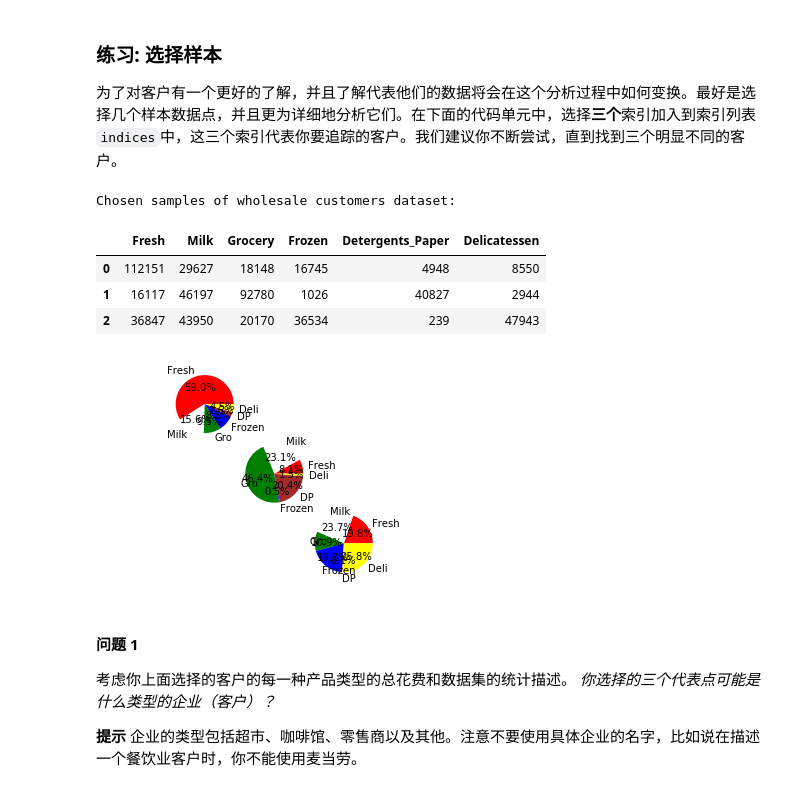
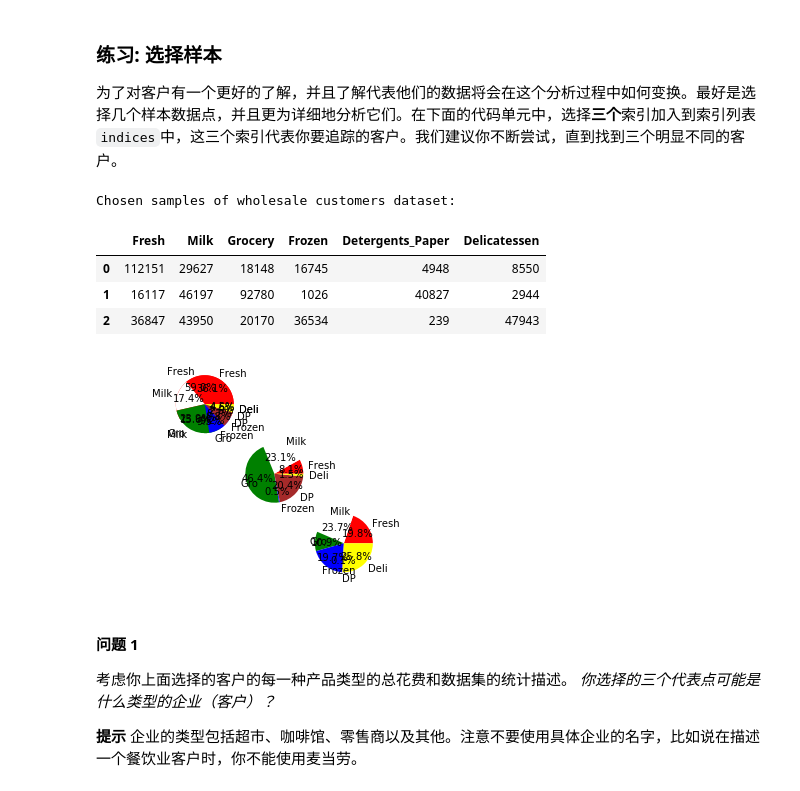
Before and after one commit to fengdasuk19/Udacity-MachineLearningNanoDegree, a Jupyter notebook: projects/customer_segments.old/customer_segments.ipynb, the cells around one changed output. Drawn from its saved outputs; the diff is of its cells as text; code cells hidden in the pictures.

Commit message:
nearly finished, can dispaly average and origin data simultaneously

```diff
--- a/projects/customer_segments.old/customer_segments.ipynb
+++ b/projects/customer_segments.old/customer_segments.ipynb
@@ -61,34 +61,36 @@ display(data.describe())
 # TODO：从数据集中选择三个你希望抽样的数据点的索引
 import matplotlib.pyplot as plt
 x0 = data.loc[data['Fresh'].idxmax()]            #maybe restaurant
 x1 = data.loc[data['Milk'].idxmax()]
 x2 = data.loc[data['Grocery'].idxmax()]          #maybe supermarket
 x3 = data.loc[data['Frozen'].idxmax()]
 x4 = data.loc[data['Detergents_Paper'].idxmax()]
 x5 = data.loc[data['Delicatessen'].idxmax()]     #maybe retailer
+
 # Idea: maybe I can get the index of row with max number in each column,
 #       then draw pictures like pie chart to see their structure.(Add: 161101)
 labels = ['Fresh', 'Milk', 'Gro', 'Frozen', 'DP', 'Deli'] # Gro means 'Grocery', DP means 'Detergents_Paper', Deli means 'Delicatessen'
 colors = ['red', 'white', 'green', 'blue', 'brown', 'yellow']
 
 plt.pie(x0, labels=labels, colors=colors, autopct='%1.1f%%', center=(0,12), radius=2.5, labeldistance=1.2) # Maybe restaurant
 plt.pie(x2, labels=labels, colors=colors, autopct='%1.1f%%', center=(6,6), radius=2.5, labeldistance=1.2) # Maybe grocery store
 plt.pie(x5, labels=labels, colors=colors, autopct='%1.1f%%', center=(12,0), radius=2.5, labeldistance=1.2) # Maybe supermartket
+plt.pie(data.mean(), labels=labels, colors=colors, autopct='%1.1f%%', center=(0,12), radius=2.5, labeldistance=1.2) # average
 plt.axis('equal')
 
 indices = [data['Fresh'].idxmax(), data['Grocery'].idxmax(), data['Delicatessen'].idxmax()]
 
 # 为选择的样本建立一个DataFrame
 samples = pd.DataFrame(data.loc[indices], columns = data.keys()).reset_index(drop = True)
 print "Chosen samples of wholesale customers dataset:"
 display(samples)
 # %% [output]
 Chosen samples of wholesale customers dataset:
 |  | Fresh | Milk | Grocery | Frozen | Detergents_Paper | Delicatessen |
 | 0 | 112151 | 29627 | 18148 | 16745 | 4948 | 8550 |
 | 1 | 16117 | 46197 | 92780 | 1026 | 40827 | 2944 |
 | 2 | 36847 | 43950 | 20170 | 36534 | 239 | 47943 |
-[figure, old version]
+[figure, new version]
 # %% [markdown]
 #### 问题 1
 考虑你上面选择的客户的每一种产品类型的总花费和数据集的统计描述。
```
Also changed, not shown: parts of 3 cells of this notebook.
